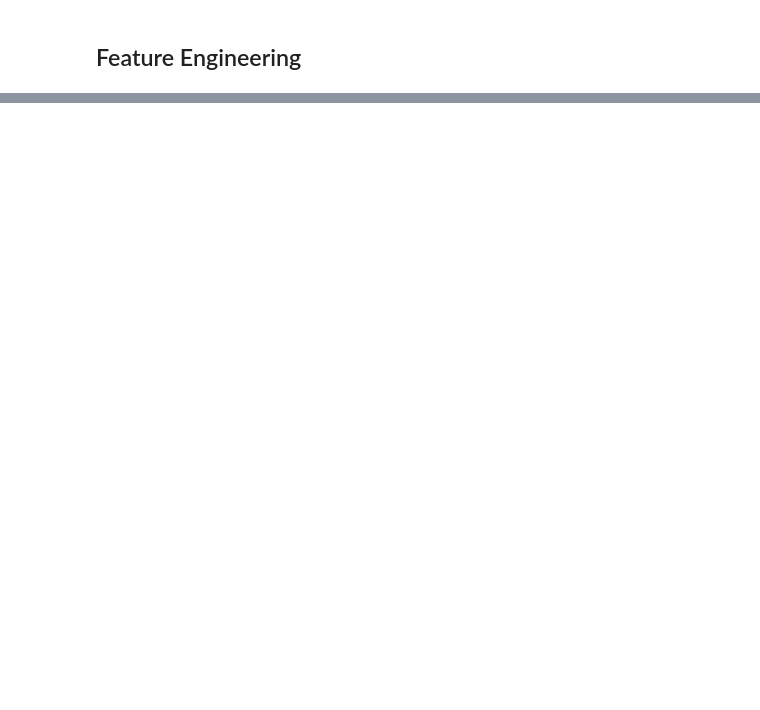
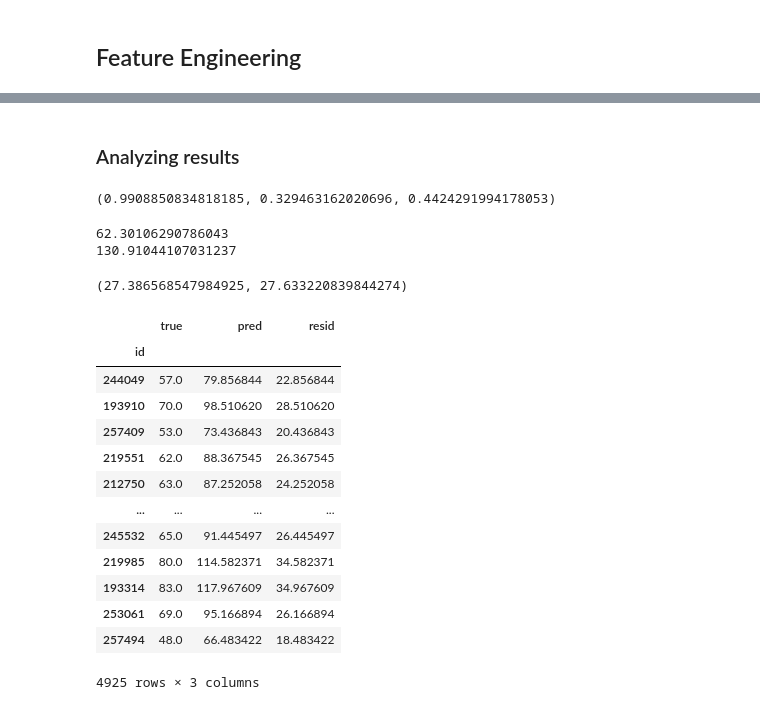
Before and after one commit to nataschaberg/lab-football-fifa-data, a Jupyter notebook: fifa-analysis.ipynb, the cells around one changed output, grey strips where cells are left out. Cells and saved outputs as stored; diff of their text form; code cells hidden in the pictures; blank space fills up the shorter version.

```diff
--- a/fifa-analysis.ipynb
+++ b/fifa-analysis.ipynb
@@ -401,0 +388,2 @@ sns.regplot(results['true'], results['pred'])
+# %% [markdown]
+### Analyzing results
@@ -401,0 +393,44 @@ sns.regplot(results['true'], results['pred'])
+# %%
+# get metrics
+r2_score(y_test, predictions), mean_absolute_error(y_test, predictions), mean_squared_error(y_test, predictions, squared=False)
+# %% [output]
+(0.9908850834818185, 0.329463162020696, 0.4424291994178053)
+# %%
+# MAE and MSE are log transformed
+# have to inverse transform
+from scipy.special import inv_boxcox
+
+predictions = inv_boxcox(predictions, _ci['ova'])
+y_test_unscaled = inv_boxcox(y_test, _ci['ova'])
+print(min(predictions))
+print(max(predictions))
+# %% [output]
+62.30106290786043
+130.91044107031237
+# %%
+mean_absolute_error(y_test_unscaled, predictions), mean_squared_error(y_test_unscaled, predictions, squared=False)
+# %% [output]
+(27.386568547984925, 27.633220839844274)
+# %%
+import math
+
+results = pd.DataFrame()
+results['true'] = y_test_unscaled
+results['pred'] = predictions
+results['resid'] = results.apply(lambda x: abs(x['true'] - x['pred']), axis=1)
+results
+# %% [output]
+|  | true | pred | resid |
+| id |  |  |  |
+| 244049 | 57.0 | 79.856844 | 22.856844 |
+| 193910 | 70.0 | 98.510620 | 28.510620 |
+| 257409 | 53.0 | 73.436843 | 20.436843 |
+| 219551 | 62.0 | 88.367545 | 26.367545 |
+| 212750 | 63.0 | 87.252058 | 24.252058 |
+| ... | ... | ... | ... |
+| 245532 | 65.0 | 91.445497 | 26.445497 |
+| 219985 | 80.0 | 114.582371 | 34.582371 |
+| 193314 | 83.0 | 117.967609 | 34.967609 |
+| 253061 | 69.0 | 95.166894 | 26.166894 |
+| 257494 | 48.0 | 66.483422 | 18.483422 |
+4925 rows × 3 columns
```
Also changed, not shown: parts of 36 cells of this notebook.
